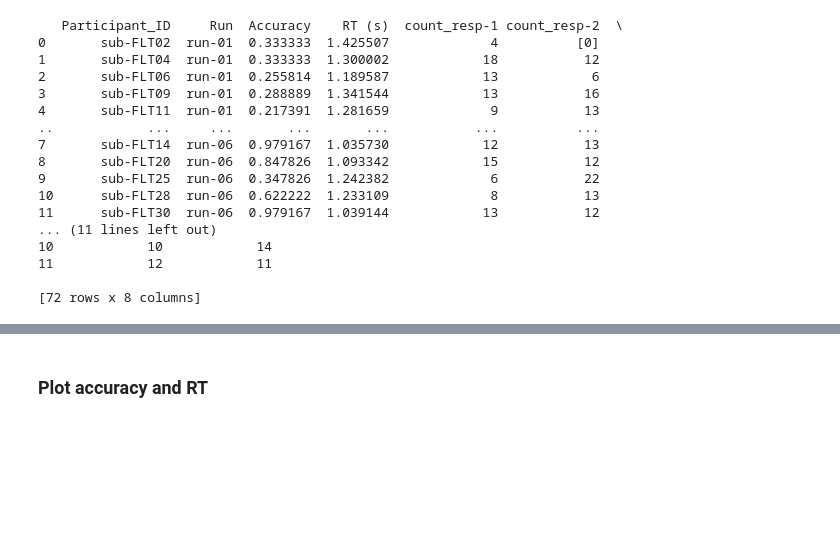
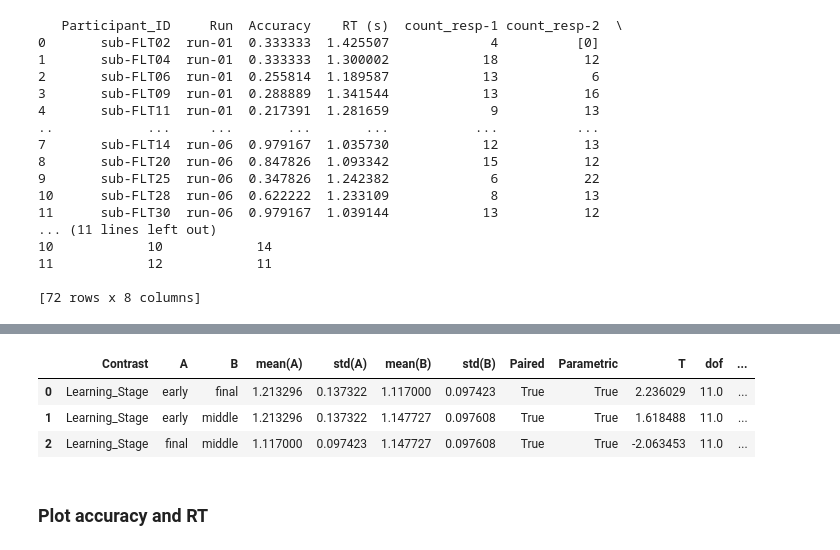
Before and after one commit to SoundBrainLab/fMRI_auditory-category-learning, a Jupyter notebook: 04_behavior/behavior_analysis.ipynb, the cells around one changed output, grey strips where cells are left out. Cells and saved outputs as stored; diff of their text form; code cells hidden in the pictures; blank space fills up the shorter version.

```diff
--- a/04_behavior/behavior_analysis.ipynb
+++ b/04_behavior/behavior_analysis.ipynb
@@ -193,0 +283,20 @@ t = -3.29; p = 0.0072
+# %%
+# First, find the difference between models in the main dataframe
+pairwise_RT = pg.pairwise_tests(data=stage_df,
+                             dv='RT (s)',
+                             within=['Learning_Stage'],
+                             subject='Participant_ID',
+                             padjust='fdr',
+                             return_desc=True)
+
+# Check available columns
+print("Available columns:", pairwise_RT.columns)
+
+# Display key columns
+print("\nPost-hoc Pairwise Comparisons:")
+
+pd.set_option('display.max_rows', None)
+
+# show results
+pairwise_RT[['Contrast', 'Contrast', 'A', 'B', 'T', 'dof', 'p-unc', 'p-corr', 'BF10']]
+#print(pairwise_interaction)
@@ -194,3 +314,10 @@ t = -3.29; p = 0.0072
+# %%
+pairwise_RT
+# %% [output]
+|  | Contrast | A | B | mean(A) | std(A) | mean(B) | std(B) | Paired | Parametric | T | dof | ... |
+| 0 | Learning_Stage | early | final | 1.213296 | 0.137322 | 1.117000 | 0.097423 | True | True | 2.236029 | 11.0 | ... |
+| 1 | Learning_Stage | early | middle | 1.213296 | 0.137322 | 1.147727 | 0.097608 | True | True | 1.618488 | 11.0 | ... |
+| 2 | Learning_Stage | final | middle | 1.117000 | 0.097423 | 1.147727 | 0.097608 | True | True | -2.063453 | 11.0 | ... |
 # %% [markdown]
 ### Plot accuracy and RT
 # %%
```
Also changed, not shown: parts of 20 cells of this notebook.
